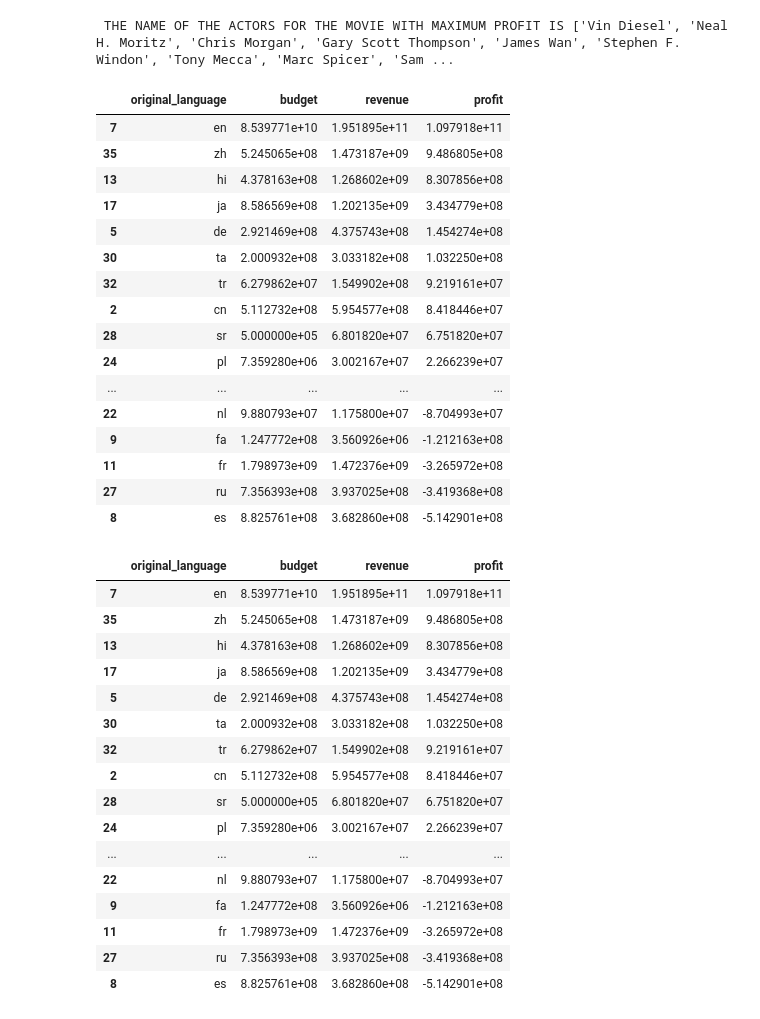
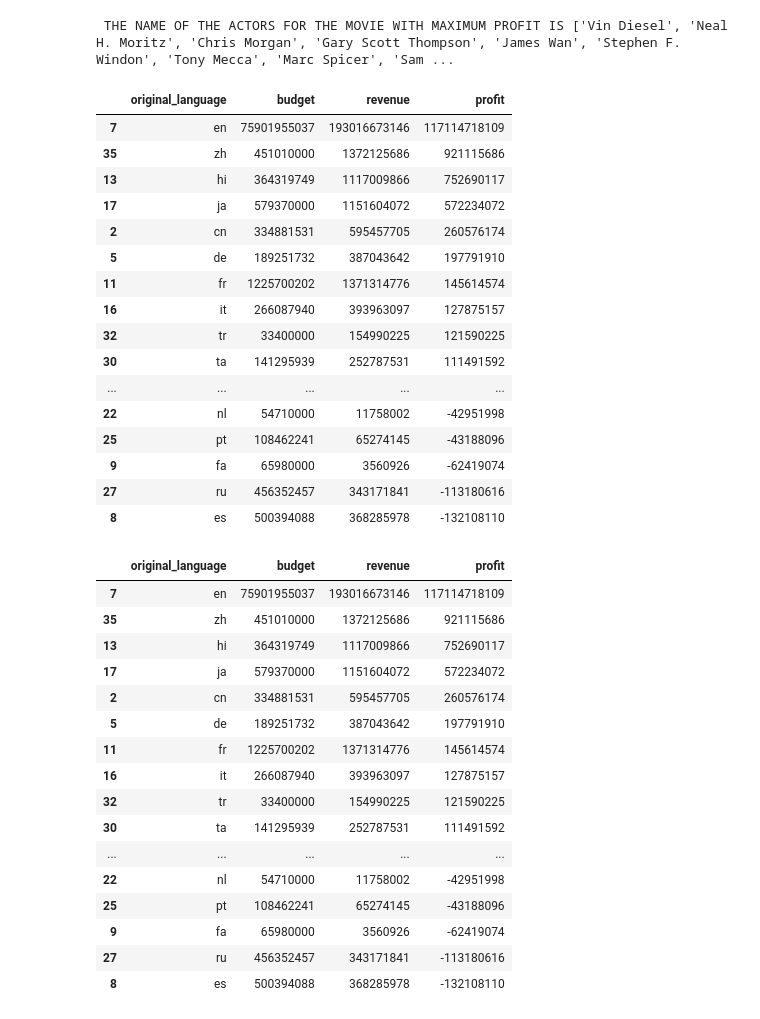
Before and after one commit to ajinkyajumde/imdbdata, a Jupyter notebook: Copy_of_M1W3_Guided_Project_EDA_on_IMDB_Dataset.ipynb, the cells around one changed output. Drawn from its saved outputs; the diff is of its cells as text; code cells hidden in the pictures.

```diff
--- a/Copy_of_M1W3_Guided_Project_EDA_on_IMDB_Dataset.ipynb
+++ b/Copy_of_M1W3_Guided_Project_EDA_on_IMDB_Dataset.ipynb
@@ -91,8 +91,8 @@ imdb_new.describe()
 | 75% | 2250.250000 | 2.900000e+07 | 10.890983 | 118.000000 | 6.891920e+07 |
 | max | 3000.000000 | 3.800000e+08 | 294.337037 | 338.000000 | 1.519558e+09 |
 # %%
-imdb_new.loc[imdb_new['budget'] < 1000,'budget']=imdb_new.loc[imdb_new['budget'] >= 1000,'budget'].mean()
-imdb_new.loc[imdb_new['revenue'] < 1000,'revenue']=imdb_new.loc[imdb_new['revenue'] >= 1000,'revenue'].mean()
+imdb_new.loc[imdb_new['budget'] < 1000,'budget']=imdb_new.loc[imdb_new['budget'] >= 1000,'budget'].median()
+imdb_new.loc[imdb_new['revenue'] < 1000,'revenue']=imdb_new.loc[imdb_new['revenue'] >= 1000,'revenue'].median()
 # %%
 imdb_new.describe()
 # %% [output]
@@ -197,42 +246,42 @@ imd=imd[columns]
 imd.sort_values(by='profit',ascending=False)
 # %% [output]
 |  | original_language | budget | revenue | profit |
-| 7 | en | 8.539771e+10 | 1.951895e+11 | 1.097918e+11 |
-| 35 | zh | 5.245065e+08 | 1.473187e+09 | 9.486805e+08 |
-| 13 | hi | 4.378163e+08 | 1.268602e+09 | 8.307856e+08 |
-| 17 | ja | 8.586569e+08 | 1.202135e+09 | 3.434779e+08 |
-| 5 | de | 2.921469e+08 | 4.375743e+08 | 1.454274e+08 |
-| 30 | ta | 2.000932e+08 | 3.033182e+08 | 1.032250e+08 |
-| 32 | tr | 6.279862e+07 | 1.549902e+08 | 9.219161e+07 |
-| 2 | cn | 5.112732e+08 | 5.954577e+08 | 8.418446e+07 |
-| 28 | sr | 5.000000e+05 | 6.801820e+07 | 6.751820e+07 |
-| 24 | pl | 7.359280e+06 | 3.002167e+07 | 2.266239e+07 |
+| 7 | en | 75901955037 | 193016673146 | 117114718109 |
+| 35 | zh | 451010000 | 1372125686 | 921115686 |
+| 13 | hi | 364319749 | 1117009866 | 752690117 |
+| 17 | ja | 579370000 | 1151604072 | 572234072 |
+| 2 | cn | 334881531 | 595457705 | 260576174 |
+| 5 | de | 189251732 | 387043642 | 197791910 |
+| 11 | fr | 1225700202 | 1371314776 | 145614574 |
+| 16 | it | 266087940 | 393963097 | 127875157 |
+| 32 | tr | 33400000 | 154990225 | 121590225 |
+| 30 | ta | 141295939 | 252787531 | 111491592 |
 | ... | ... | ... | ... | ... |
-| 22 | nl | 9.880793e+07 | 1.175800e+07 | -8.704993e+07 |
-| 9 | fa | 1.247772e+08 | 3.560926e+06 | -1.212163e+08 |
-| 11 | fr | 1.798973e+09 | 1.472376e+09 | -3.265972e+08 |
-| 27 | ru | 7.356393e+08 | 3.937025e+08 | -3.419368e+08 |
-| 8 | es | 8.825761e+08 | 3.682860e+08 | -5.142901e+08 |
+| 22 | nl | 54710000 | 11758002 | -42951998 |
+| 25 | pt | 108462241 | 65274145 | -43188096 |
+| 9 | fa | 65980000 | 3560926 | -62419074 |
+| 27 | ru | 456352457 | 343171841 | -113180616 |
+| 8 | es | 500394088 | 368285978 | -132108110 |
 # %%
-imdn=imdb_new.groupby(['original_language']).mean('profit').reset_index()
+imdn=imdb_new.groupby(['original_language']).mean().reset_index()
 columns=['original_language','budget','revenue','profit']
 imdn=imd[columns]
 imdn.sort_values(by='profit',ascending=False)
 # %% [output]
 |  | original_language | budget | revenue | profit |
-| 7 | en | 8.539771e+10 | 1.951895e+11 | 1.097918e+11 |
-| 35 | zh | 5.245065e+08 | 1.473187e+09 | 9.486805e+08 |
-| 13 | hi | 4.378163e+08 | 1.268602e+09 | 8.307856e+08 |
-| 17 | ja | 8.586569e+08 | 1.202135e+09 | 3.434779e+08 |
-| 5 | de | 2.921469e+08 | 4.375743e+08 | 1.454274e+08 |
-| 30 | ta | 2.000932e+08 | 3.033182e+08 | 1.032250e+08 |
-| 32 | tr | 6.279862e+07 | 1.549902e+08 | 9.219161e+07 |
-| 2 | cn | 5.112732e+08 | 5.954577e+08 | 8.418446e+07 |
-| 28 | sr | 5.000000e+05 | 6.801820e+07 | 6.751820e+07 |
-| 24 | pl | 7.359280e+06 | 3.002167e+07 | 2.266239e+07 |
+| 7 | en | 75901955037 | 193016673146 | 117114718109 |
+| 35 | zh | 451010000 | 1372125686 | 921115686 |
+| 13 | hi | 364319749 | 1117009866 | 752690117 |
+| 17 | ja | 579370000 | 1151604072 | 572234072 |
+| 2 | cn | 334881531 | 595457705 | 260576174 |
+| 5 | de | 189251732 | 387043642 | 197791910 |
+| 11 | fr | 1225700202 | 1371314776 | 145614574 |
+| 16 | it | 266087940 | 393963097 | 127875157 |
+| 32 | tr | 33400000 | 154990225 | 121590225 |
+| 30 | ta | 141295939 | 252787531 | 111491592 |
 | ... | ... | ... | ... | ... |
-| 22 | nl | 9.880793e+07 | 1.175800e+07 | -8.704993e+07 |
-| 9 | fa | 1.247772e+08 | 3.560926e+06 | -1.212163e+08 |
-| 11 | fr | 1.798973e+09 | 1.472376e+09 | -3.265972e+08 |
-| 27 | ru | 7.356393e+08 | 3.937025e+08 | -3.419368e+08 |
-| 8 | es | 8.825761e+08 | 3.682860e+08 | -5.142901e+08 |
+| 22 | nl | 54710000 | 11758002 | -42951998 |
+| 25 | pt | 108462241 | 65274145 | -43188096 |
+| 9 | fa | 65980000 | 3560926 | -62419074 |
+| 27 | ru | 456352457 | 343171841 | -113180616 |
+| 8 | es | 500394088 | 368285978 | -132108110 |
```
Also changed, not shown: parts of 17 cells of this notebook.
